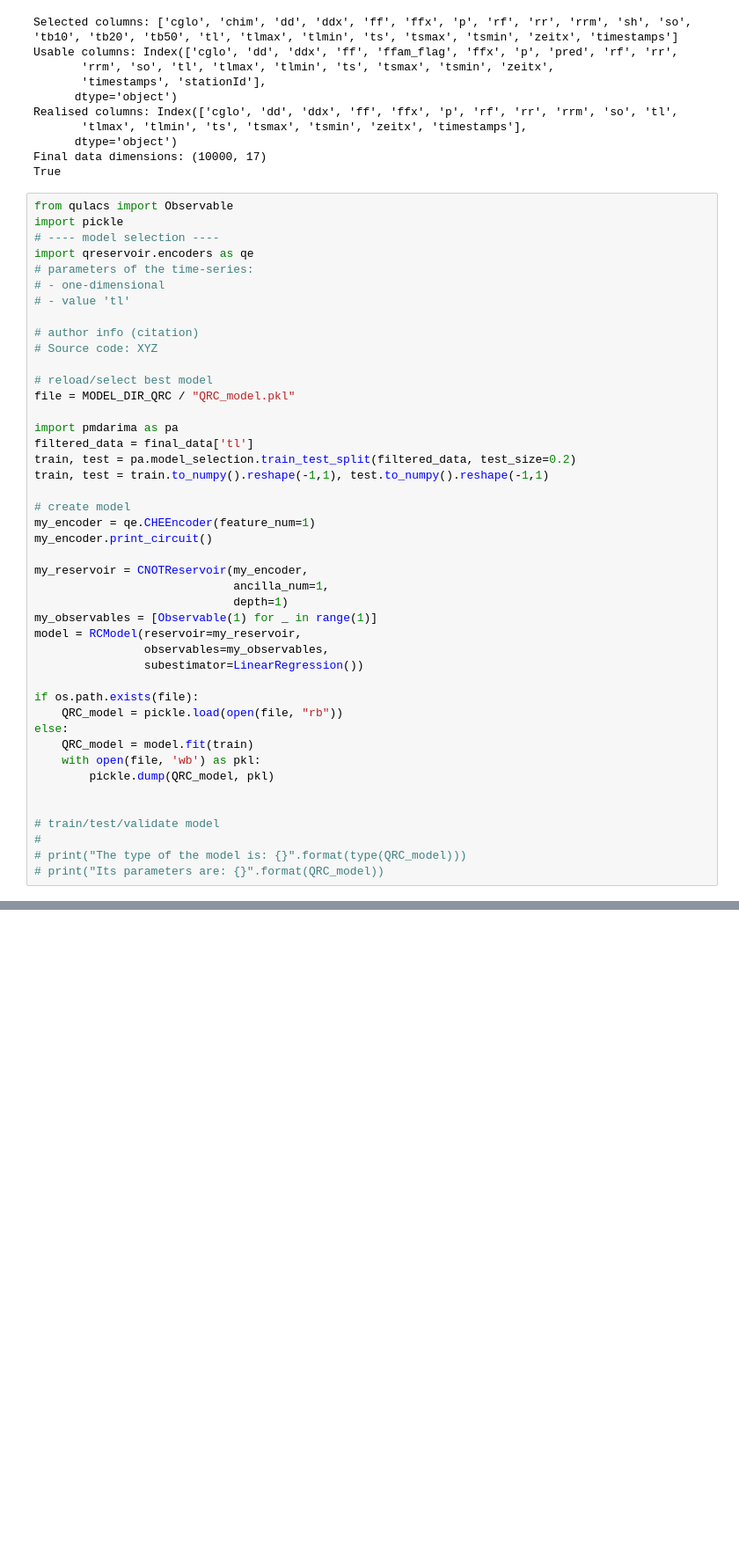
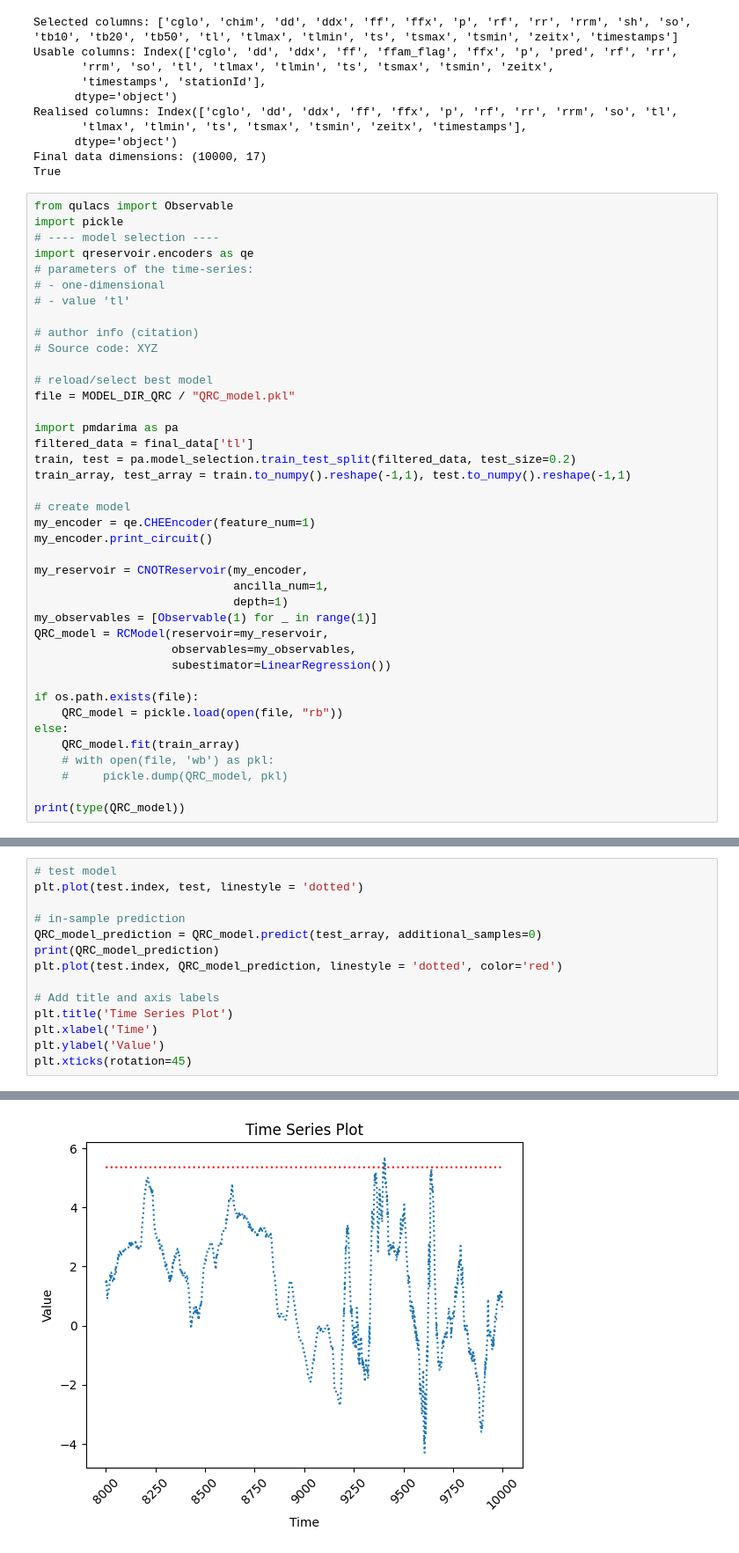
Before and after one commit to MorenoMarrara/MasterThesisProject-HCW-QuantumReservoirComputing, a Jupyter notebook: notebooks/QRC-simulation.ipynb, the cells around one changed output, grey strips where cells are left out. Shown at 88% size. Saved outputs shown, nothing was run; the diff lists cells and outputs as text; blank space fills up the shorter version.

Commit message:
running QRC_model prediction

```diff
--- a/notebooks/QRC-simulation.ipynb
+++ b/notebooks/QRC-simulation.ipynb
@@ -115,7 +115,7 @@ file = MODEL_DIR_QRC / "QRC_model.pkl"
 import pmdarima as pa
 filtered_data = final_data['tl']
 train, test = pa.model_selection.train_test_split(filtered_data, test_size=0.2)
-train, test = train.to_numpy().reshape(-1,1), test.to_numpy().reshape(-1,1)
+train_array, test_array = train.to_numpy().reshape(-1,1), test.to_numpy().reshape(-1,1)
 
 # create model
 my_encoder = qe.CHEEncoder(feature_num=1)
@@ -125,21 +125,17 @@ my_reservoir = CNOTReservoir(my_encoder,
                              ancilla_num=1,
                              depth=1)
 my_observables = [Observable(1) for _ in range(1)]
-model = RCModel(reservoir=my_reservoir,
-                observables=my_observables,
-                subestimator=LinearRegression())
+QRC_model = RCModel(reservoir=my_reservoir,
+                    observables=my_observables,
+                    subestimator=LinearRegression())
 
 if os.path.exists(file):
     QRC_model = pickle.load(open(file, "rb"))
 else:
-    QRC_model = model.fit(train)
-    with open(file, 'wb') as pkl:
-        pickle.dump(QRC_model, pkl)
+    QRC_model.fit(train_array)
+    # with open(file, 'wb') as pkl:
+    #     pickle.dump(QRC_model, pkl)
 
-
-# train/test/validate model
-#
-# print("The type of the model is: {}".format(type(QRC_model)))
-# print("Its parameters are: {}".format(QRC_model))
+print(type(QRC_model))
 # %% [output]
    ___
@@ -148,0 +146,15 @@ else:
+# %%
+# test model
+plt.plot(test.index, test, linestyle = 'dotted')
+
+# in-sample prediction
+QRC_model_prediction = QRC_model.predict(test_array, additional_samples=0)
+print(QRC_model_prediction)
+plt.plot(test.index, QRC_model_prediction, linestyle = 'dotted', color='red')
+
+# Add title and axis labels
+plt.title('Time Series Plot')
+plt.xlabel('Time')
+plt.ylabel('Value')
+plt.xticks(rotation=45)
+# %% [output]
@@ -148,0 +181 @@ else:
+[figure, added]
```
Also changed, not shown: parts of 2 cells of this notebook, 1 other file.
